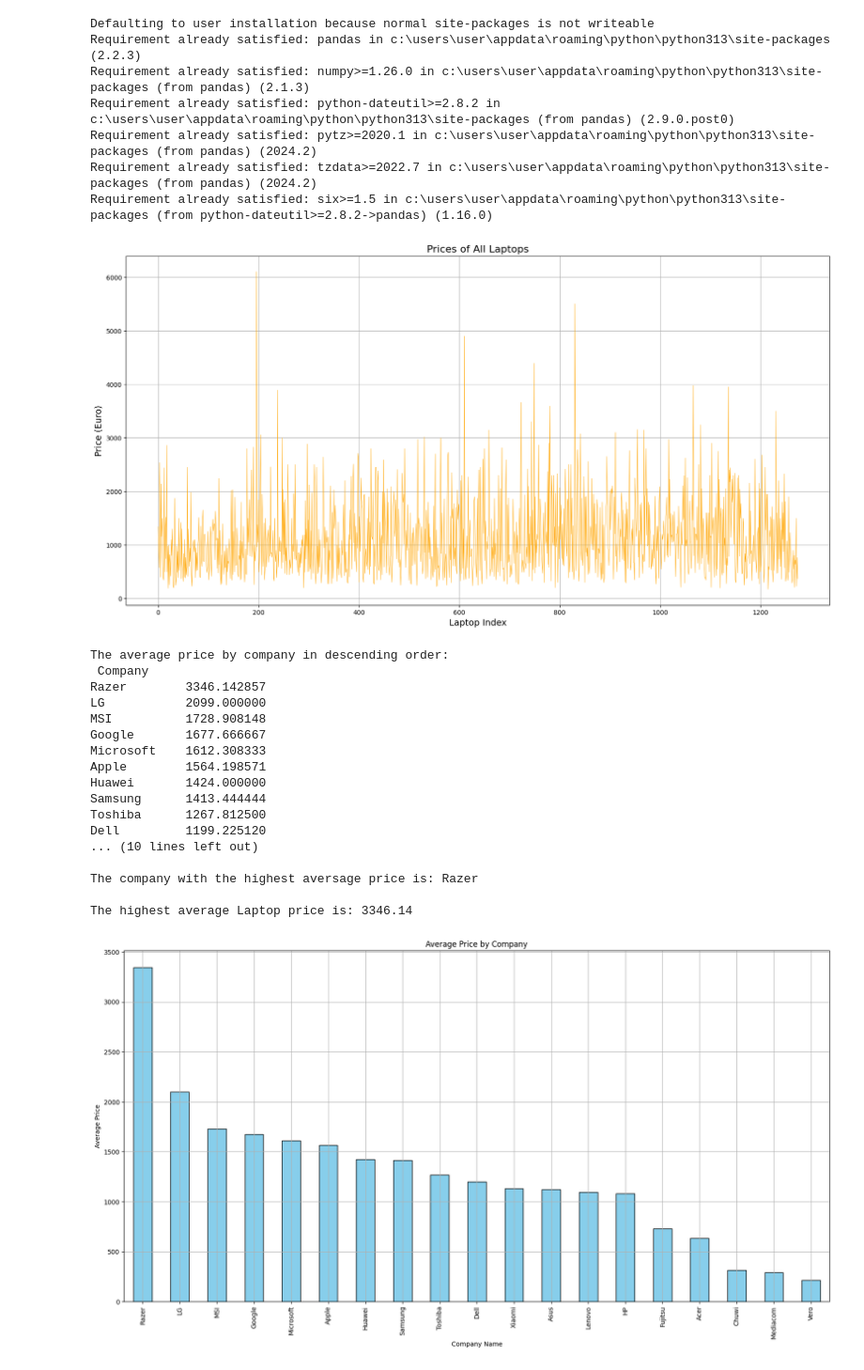
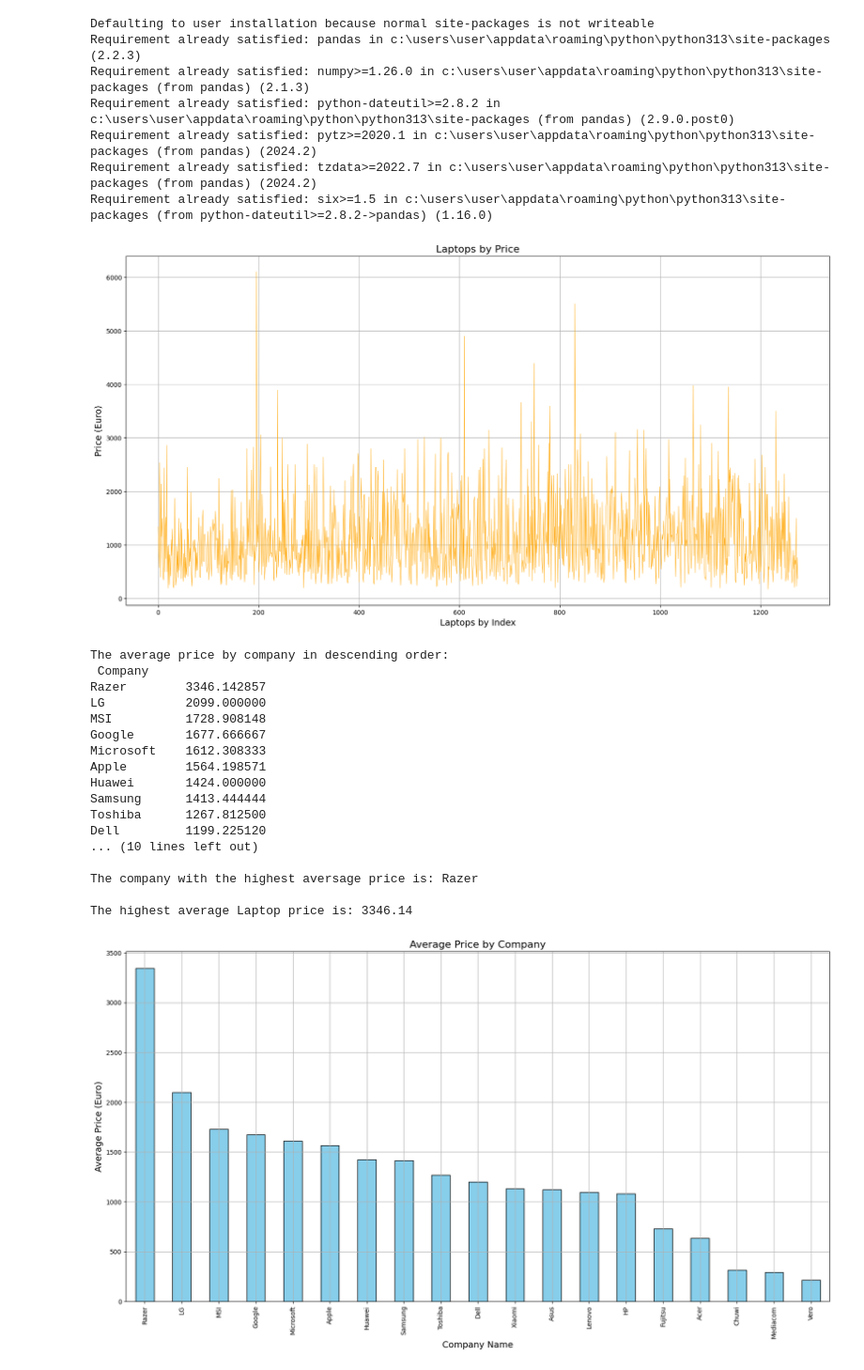
Before and after one commit to Mayadiamant/Pyhton-project, a Jupyter notebook: first_project.ipynb, the cells around one changed output. Shown at 94% size. Drawn from its saved outputs; the diff is of its cells as text; code cells hidden in the pictures.

```diff
--- a/first_project.ipynb
+++ b/first_project.ipynb
@@ -175,21 +212,21 @@ import pandas as pd
 #importing the file
 df = pd.read_csv("C:\\Users\\User\\Downloads\\laptop_price - dataset.csv")
 import matplotlib.pyplot as plt
-# creating the graph
+# creating the graph size
 plt.figure(figsize=(20, 10))
 # extracting the prices from the file and plotting the graph from the date inside.
 #I didn't need to send plot() the x axis since it take it automatically from the indexes of the file if not specified otherwise.
 plt.plot(df['Price (Euro)'], linestyle='-', linewidth= "0.6", color='orange')
 #creating the name of the graph
-plt.title('Prices of All Laptops', fontsize=16)
+plt.title('Laptops by Price', fontsize=16)
 #creating the x and y axis lables
-plt.xlabel('Laptop Index', fontsize=14)
+plt.xlabel('Laptops by Index', fontsize=14)
 plt.ylabel('Price (Euro)', fontsize=14)
 plt.grid(True)
 #printing the graph, we can see in this graph that the y axis is the prices and in the x axis the laptops organized by the indexes.
 plt.show()
 # %% [output]
-[figure, old version]
+[figure, new version]
 # %%
 import pandas as pd
 import matplotlib as plt
@@ -197,37 +234,45 @@ import matplotlib.pyplot as plt
 #importing the file
 df = pd.read_csv("C:\\Users\\User\\Downloads\\laptop_price - dataset.csv")
 
+# Group the DataFrame by the 'Company' column, calculate the mean price for each company,
+# and sort the results in descending order of average price.
 average_prices = df.groupby('Company')['Price (Euro)'].mean().sort_values(ascending= False)
+
+# Print the average prices for each company in descending order
 print("The average price by company in descending order:\n", average_prices)
+# Identify the company with the highest average price
+# idxmax() returns the index, which in our case is the company name with the highest average price.
 print("\nThe company with the highest aversage price is:", average_prices.idxmax())
+# Print the highest average price rounded to two decimal places
 print("\nThe highest average Laptop price is:", average_prices.round(2).max())
 
+# Create a bar plot to visualize the average prices by company
 plt.figure(figsize=(20,10))
 average_prices.plot(kind='bar', color='skyblue', edgecolor='black')
-plt.title("Average Price by Company")
-plt.xlabel("Company Name")
-plt.ylabel("Average Price")
+plt.title("Average Price by Company", fontsize= 16)
+plt.xlabel("Company Name", fontsize= 14)
+plt.ylabel("Average Price (Euro)", fontsize=14)
 plt.grid(True)
 plt.show()
 # %% [output]
 The average price by company in descending order:
  Company
 Razer        3346.142857
 LG           2099.000000
 MSI          1728.908148
 Google       1677.666667
 Microsoft    1612.308333
 Apple        1564.198571
 Huawei       1424.000000
 Samsung      1413.444444
 Toshiba      1267.812500
 Dell         1199.225120
 ... (10 lines left out)
 
 The company with the highest aversage price is: Razer
 
 The highest average Laptop price is: 3346.14
-[figure, old version]
+[figure, new version]
 # %%
 import pandas as pd
 import matplotlib as plt
```
Also changed, not shown: parts of 10 cells of this notebook.
